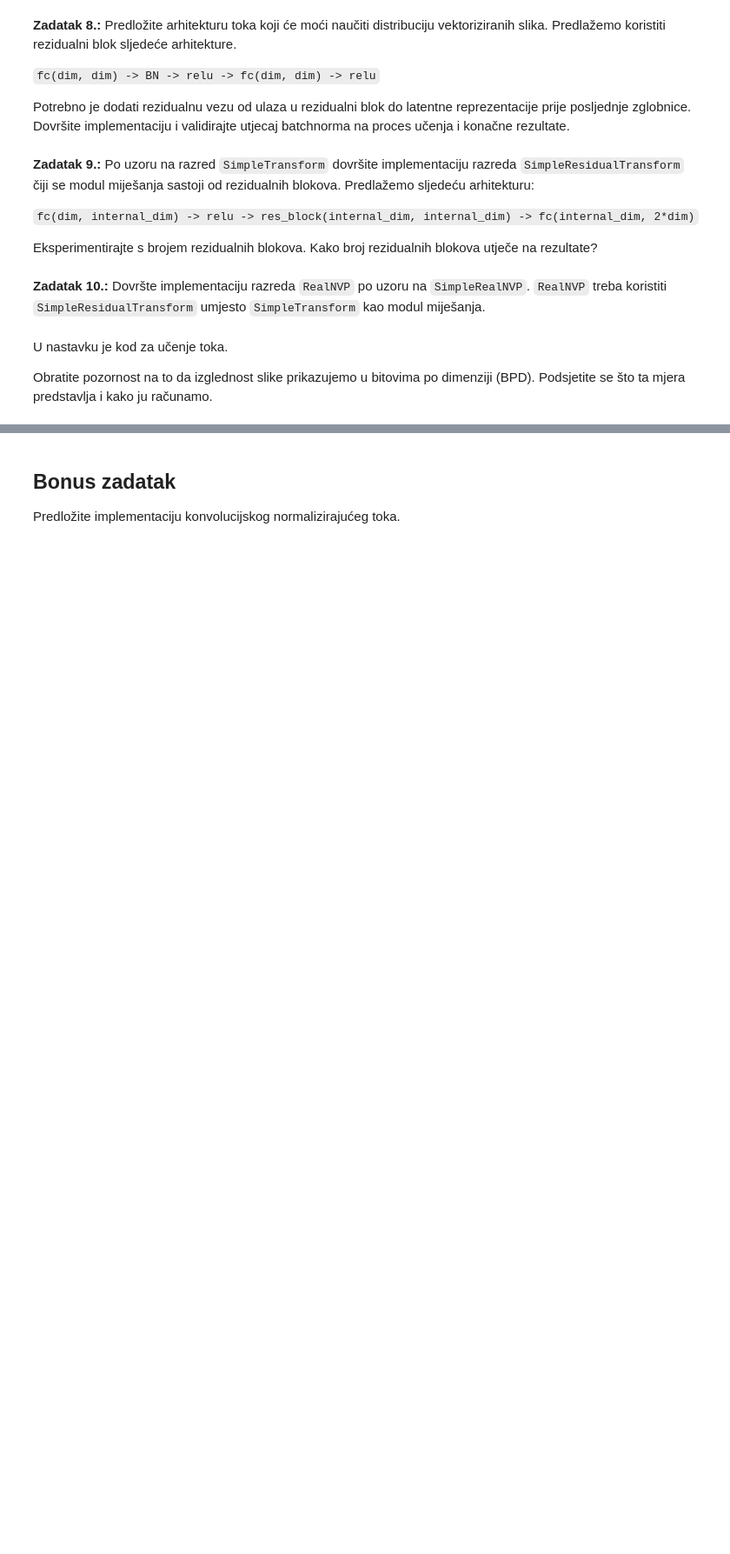
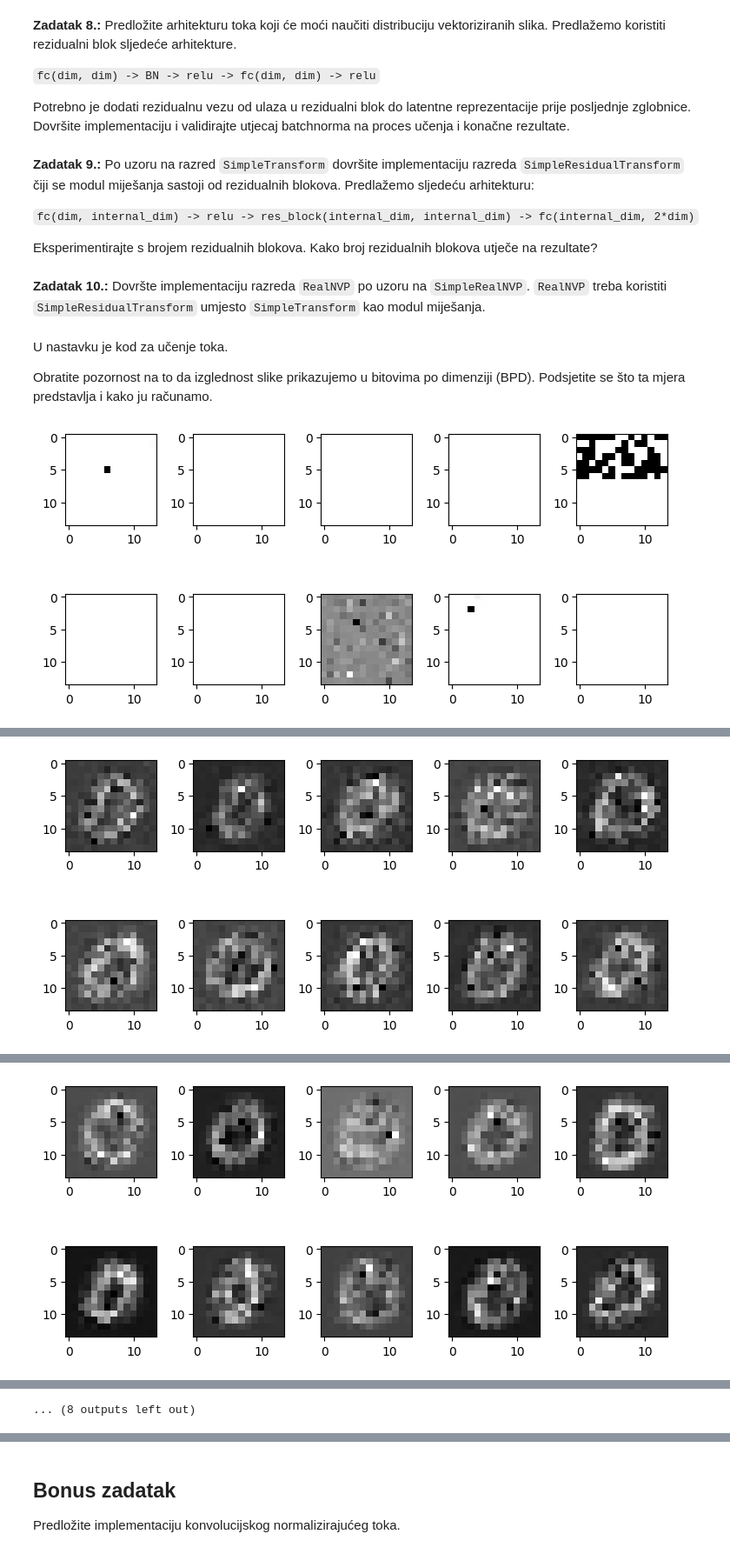
Before and after one commit to MarkoHaralovic/computer_vision, a Jupyter notebook: lab4/RacunalniVid_LAB4.ipynb, the cells around one changed output, grey strips where cells are left out. Shown at 87% size. Cells and saved outputs as stored; diff of their text form; code cells hidden in the pictures; blank space fills up the shorter version.

Commit message:
Finished mandatory coding, need to add one graph + possibly implement Convolutional variant of NF.

```diff
--- a/lab4/RacunalniVid_LAB4.ipynb
+++ b/lab4/RacunalniVid_LAB4.ipynb
@@ -603,19 +633,19 @@ class SimpleResidualTransform(nn.Module):
 **Zadatak 10.:** Dovršte implementaciju razreda `RealNVP` po uzoru na `SimpleRealNVP`. `RealNVP` treba koristiti `SimpleResidualTransform` umjesto `SimpleTransform` kao modul miješanja.
 # %%
 class RealNVP(NormalizingFlow):
-    def __init__(self, input_dim, num_steps=2):
+    def __init__(self, input_dim, num_steps=2, device='cpu'):
         transforms = nn.Sequential()
         for i in range(num_steps):
             transforms.append(AffineCouplingLayer(SimpleResidualTransform(input_dim//2)))
             if i != num_steps - 1:
               transforms.append(SwitchSides())
-        super(RealNVP, self).__init__(transforms, input_dim)
+        super(RealNVP, self).__init__(transforms, input_dim, device)
 # %% [markdown]
 U nastavku je kod za učenje toka.
 
 Obratite pozornost na to da izglednost slike prikazujemo u bitovima po dimenziji (BPD). Podsjetite se što ta mjera predstavlja i kako ju računamo.
 # %%
-device = 'cuda'
+device = 'cpu'
 flow = RealNVP(14*14, num_steps=21).to(device)
 optim = torch.optim.AdamW(flow.parameters(), lr=1e-5)
 epochs = 1000
@@ -632,30 +662,31 @@ for ep in range(epochs):
         x = x / (2 ** bits)
         x = x.flatten(start_dim=1)
         optim.zero_grad()
         log_px = flow.log_prob(x.to(device)) - np.log((2 ** bits)) * (14 * 14)
         loss = - (log_px).mean()
         loss.backward()
         optim.step()
         iters += 1
         total_loss += loss.item()
     if ep % visualize_every == 0:
         with torch.no_grad():
             val_iters = 0
             total_bpd = 0.
             for x, _ in test_loader:
                 x = (x * 255).long()
                 u = torch.rand_like(x.float())
                 x = x + u
                 x = x / (2 ** bits)
                 x = x.flatten(start_dim=1)
                 log_px = flow.log_prob(x.to(device)) - np.log((2 ** bits)) * (14 * 14)
                 bpd = -(log_px).mean().cpu() / (np.log(2) * (14 * 14))
                 total_bpd += bpd
                 val_iters += 1
         samples = flow.sample(10).detach().cpu()
         samples = torch.unflatten(samples, dim=1, sizes=(14, 14)).unsqueeze(1)
 
         plot_mnist(samples[:, 0], 2, 5)
 
         print(f"Epoch {ep+1}: Train Loss:{total_loss / iters} Val BPD: {total_bpd / val_iters}")
 # %% [output]
+[figure, added]
@@ -662,0 +694 @@ RuntimeError: Expected all tensors to be on the same device, but found at least
+[figure, added]
@@ -662,0 +696 @@ RuntimeError: Expected all tensors to be on the same device, but found at least
+[figure, added]
@@ -663,3 +704,4 @@ RuntimeError: Expected all tensors to be on the same device, but found at least
+... (8 outputs left out)
 # %%
 samples = flow.sample(10).detach().cpu()
 samples = torch.unflatten(samples, dim=1, sizes=(14, 14)).unsqueeze(1)
```
Also changed, not shown: parts of 4 cells of this notebook.
